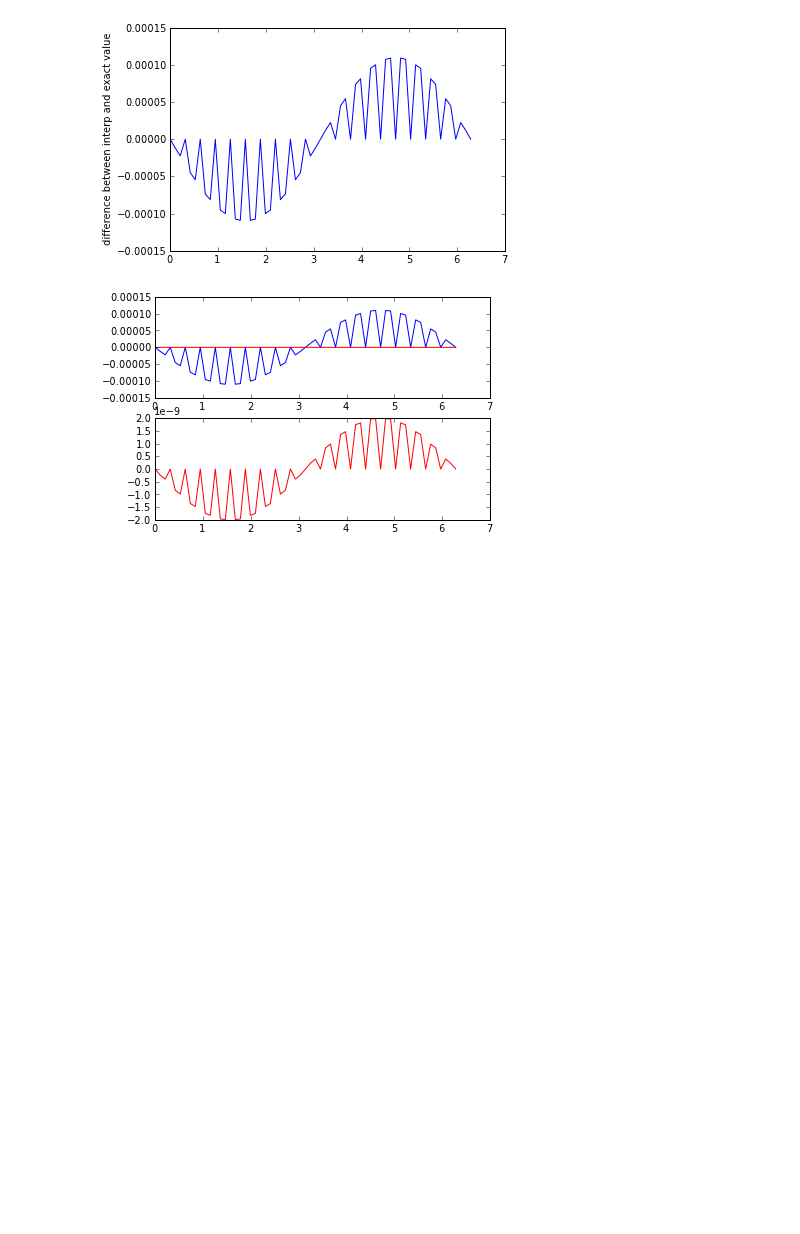
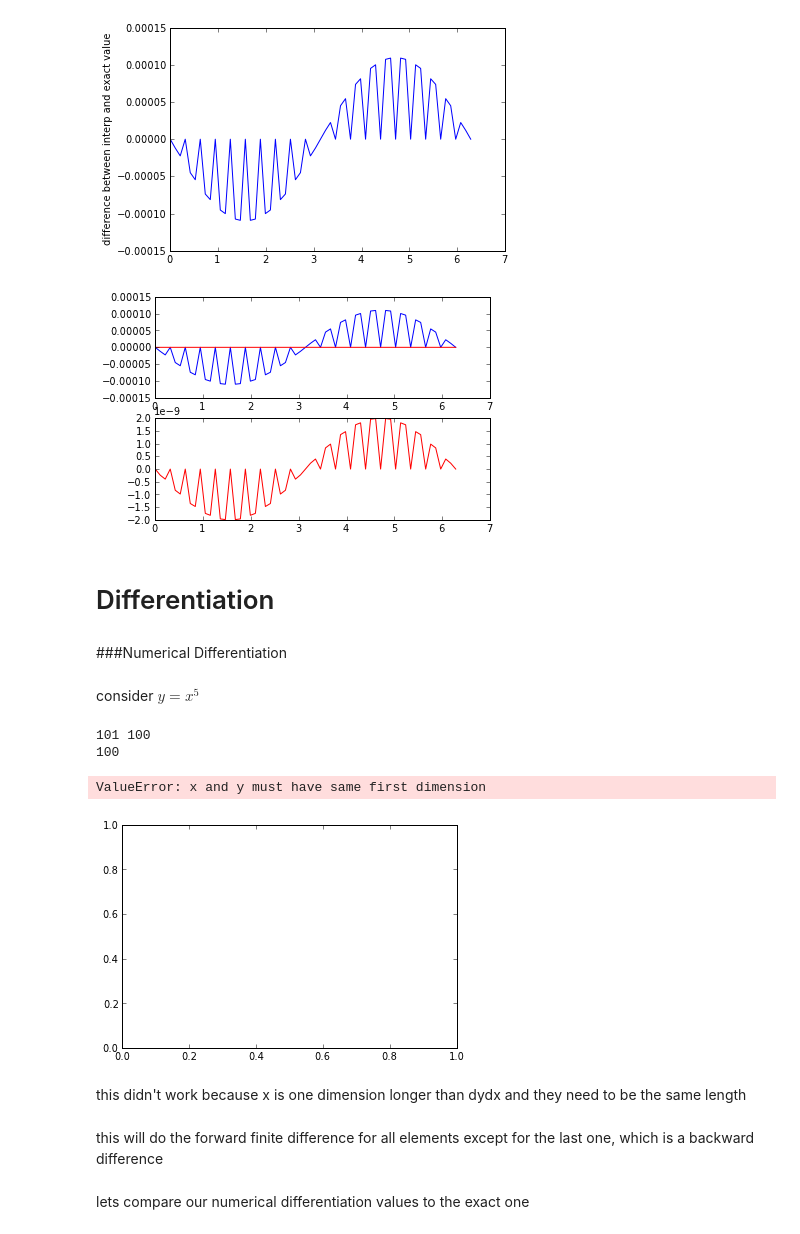
Before and after one commit to npilgram/PHYS202-S13, a Jupyter notebook: Week4/ThursdayNotes.ipynb, the cells around one changed output. Saved outputs shown, nothing was run; the diff lists cells and outputs as text; code cells hidden in the pictures; blank space fills up the shorter version.

```diff
--- a/Week4/ThursdayNotes.ipynb
+++ b/Week4/ThursdayNotes.ipynb
@@ -89,3 +89,29 @@ plot(thetaNew, sinNewC - sin(thetaNew), 'r')
 show()
 # %% [output]
 [figure]
+# %% [markdown]
+# Differentiation
+# %% [markdown]
+###Numerical Differentiation
+# %% [markdown]
+consider $y=x^5$
+# %%
+x=arange(0.,10.01,0.1)
+y=x**5
+# %%
+dy=diff(y) #y(n+1)-y(n)
+#help(diff)
+print len(y), len(dy)
+dx=diff(x)
+dydx=dy/dx
+print len(dydx)
+# %% [output]
+101 100
+100
+# %%
+plot(x,dydx)
+# %% [output]
+ValueError: x and y must have same first dimension
+[figure, added]
+# %% [markdown]
+this didn't work because x is one dimension longer than dydx and they need to be the same length
@@ -91,0 +123,2 @@ show()
+# %% [markdown]
+this will do the forward finite difference for all elements except for the last one, which is a backward difference
@@ -91,0 +131,2 @@ show()
+# %% [markdown]
+lets compare our numerical differentiation values to the exact one
```
Also changed, not shown: parts of 7 cells of this notebook, 2 other files.
